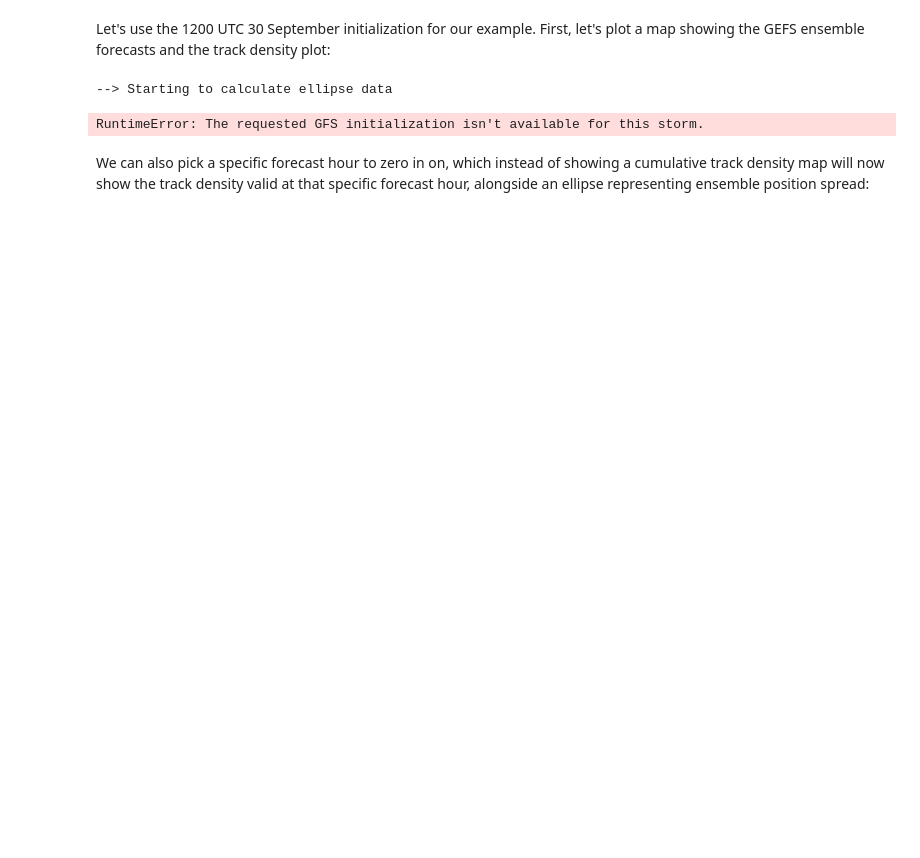
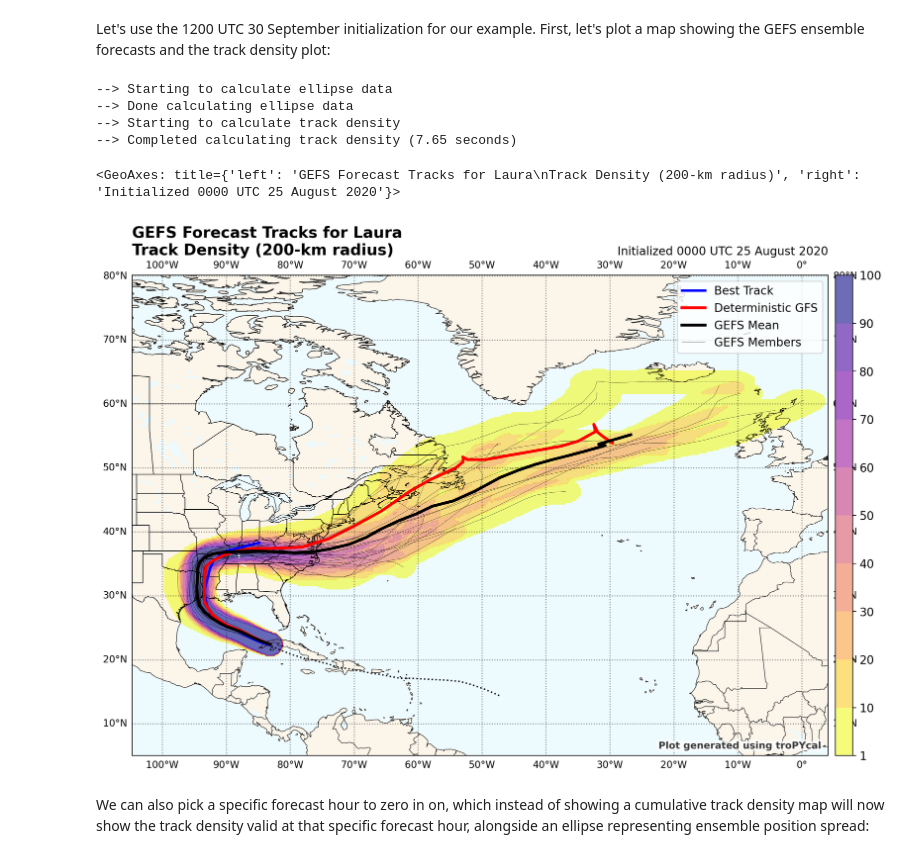
Before and after one commit to jhruppert/tc-crfrad, a Jupyter notebook: analysis/tropycal_storminfo.ipynb, the cells around one changed output. Drawn from its saved outputs; the diff is of its cells as text; code cells hidden in the pictures; blank space fills up the shorter version.

```diff
--- a/analysis/tropycal_storminfo.ipynb
+++ b/analysis/tropycal_storminfo.ipynb
@@ -128,16 +90,21 @@ Let's use the 1200 UTC 30 September initialization for our example. First, let's
 # %%
 import datetime as dt
 # forecast_init = dt.datetime(2016,7,3,0)
 # forecast_init = dt.datetime(2016,7,3,12)
 # forecast_init = dt.datetime(2018,9,1,12)
 # forecast_init = dt.datetime(2019,9,3,12)
-forecast_init = dt.datetime(2015,7,4,6)
+# forecast_init = dt.datetime(2015,7,4,6)
 # forecast_init = dt.datetime(2017,9,16,12)
+forecast_init = dt.datetime(2020,8,25,0)
 
 storm.plot_ensembles(forecast=forecast_init)
 # %% [output]
 --> Starting to calculate ellipse data
+--> Done calculating ellipse data
+--> Starting to calculate track density
+--> Completed calculating track density (7.65 seconds)
-RuntimeError: The requested GFS initialization isn't available for this storm.
+<GeoAxes: title={'left': 'GEFS Forecast Tracks for Laura\nTrack Density (200-km radius)', 'right': 'Initialized 0000 UTC 25 August 2020'}>
+[figure, added]
 # %% [markdown]
 We can also pick a specific forecast hour to zero in on, which instead of showing a cumulative track density map will now show the track density valid at that specific forecast hour, alongside an ellipse representing ensemble position spread:
 # %%
```
Also changed, not shown: parts of 7 cells of this notebook, 11 other files.
